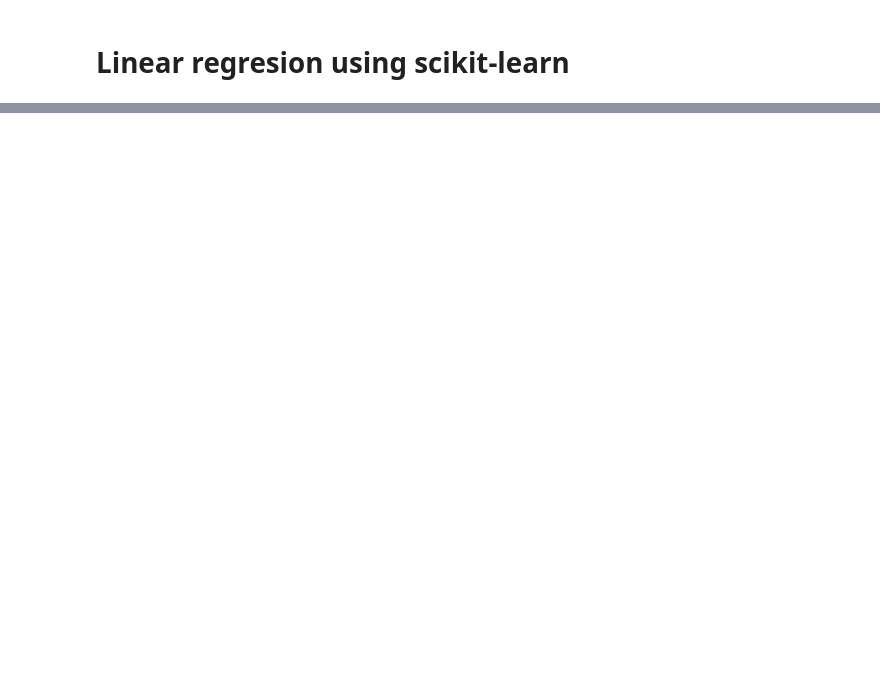
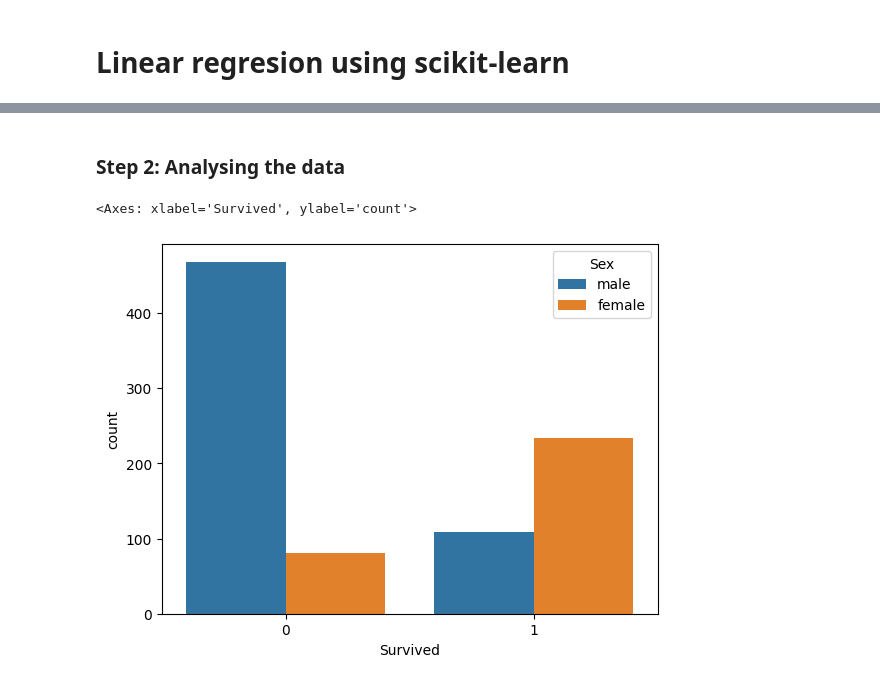
Before and after one commit to Jashwanth-rit/Machine-learning---Hands-on, a Jupyter notebook: Machine_learning_Algorithms.ipynb, the cells around one changed output, grey strips where cells are left out. Saved outputs shown, nothing was run; the diff lists cells and outputs as text; code cells hidden in the pictures; blank space fills up the shorter version.

Commit message:
Logistic regresion - Titanic dataset

```diff
--- a/Machine_learning_Algorithms.ipynb
+++ b/Machine_learning_Algorithms.ipynb
@@ -92,0 +96,10 @@ array=[4512 3738 4261 3777 4177 3585 3785 3559 3613 3982 3443 3993 3640 4208
+# %%
+import pandas as pd
+import numpy as np
+import seaborn as sns
+import matplotlib.pyplot as plt
+%matplotlib inline
+import math
+
+titanic_data = pd.read_csv('Titanic-Dataset.csv')
+titanic_data.head()
@@ -92,0 +113,10 @@ array=[4512 3738 4261 3777 4177 3585 3785 3559 3613 3982 3443 3993 3640 4208
+# %% [markdown]
+### Step 2: Analysing the data
+# %%
+sns.countplot(x='Survived',hue='Sex',data = titanic_data)
+
+
+## here we get that most of them did not survived are males , most of the females are survived
+# %% [output]
+<Axes: xlabel='Survived', ylabel='count'>
+[figure, added]
```
Also changed, not shown: parts of 29 cells of this notebook, 2 other files.
